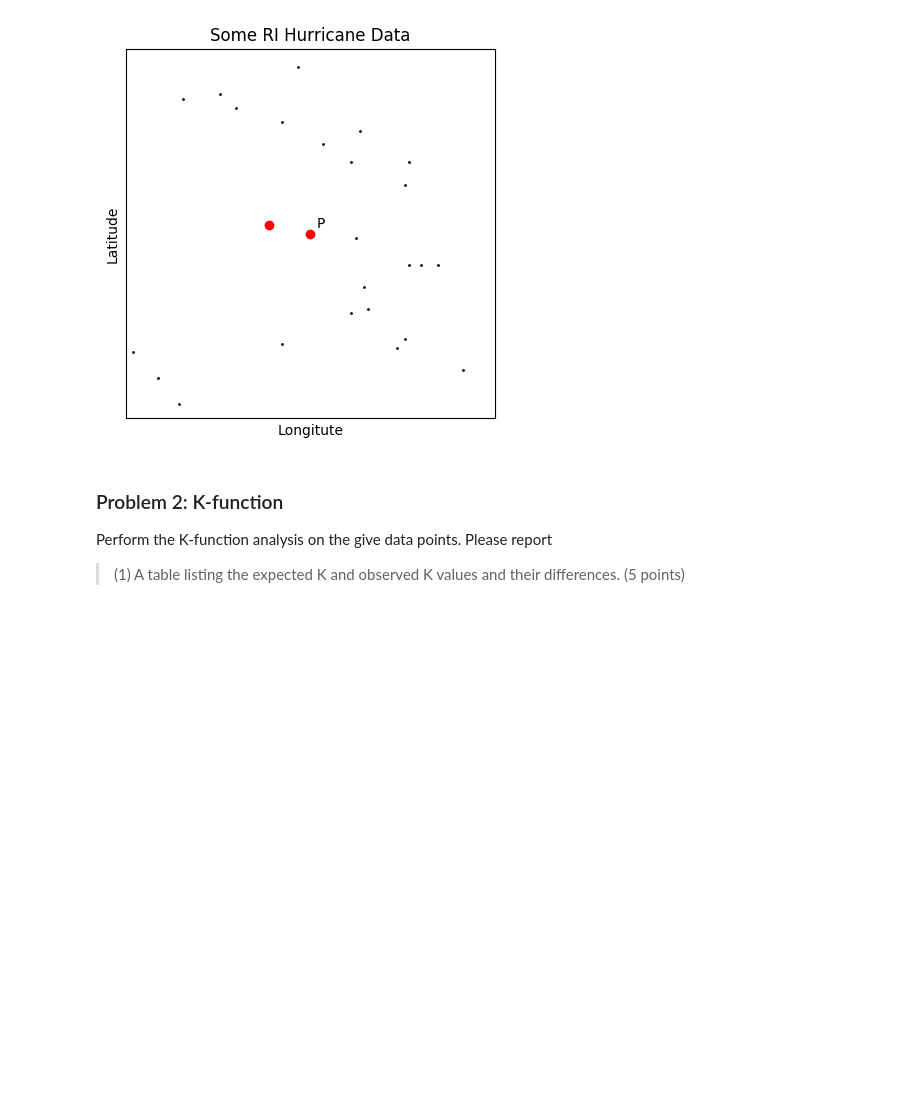
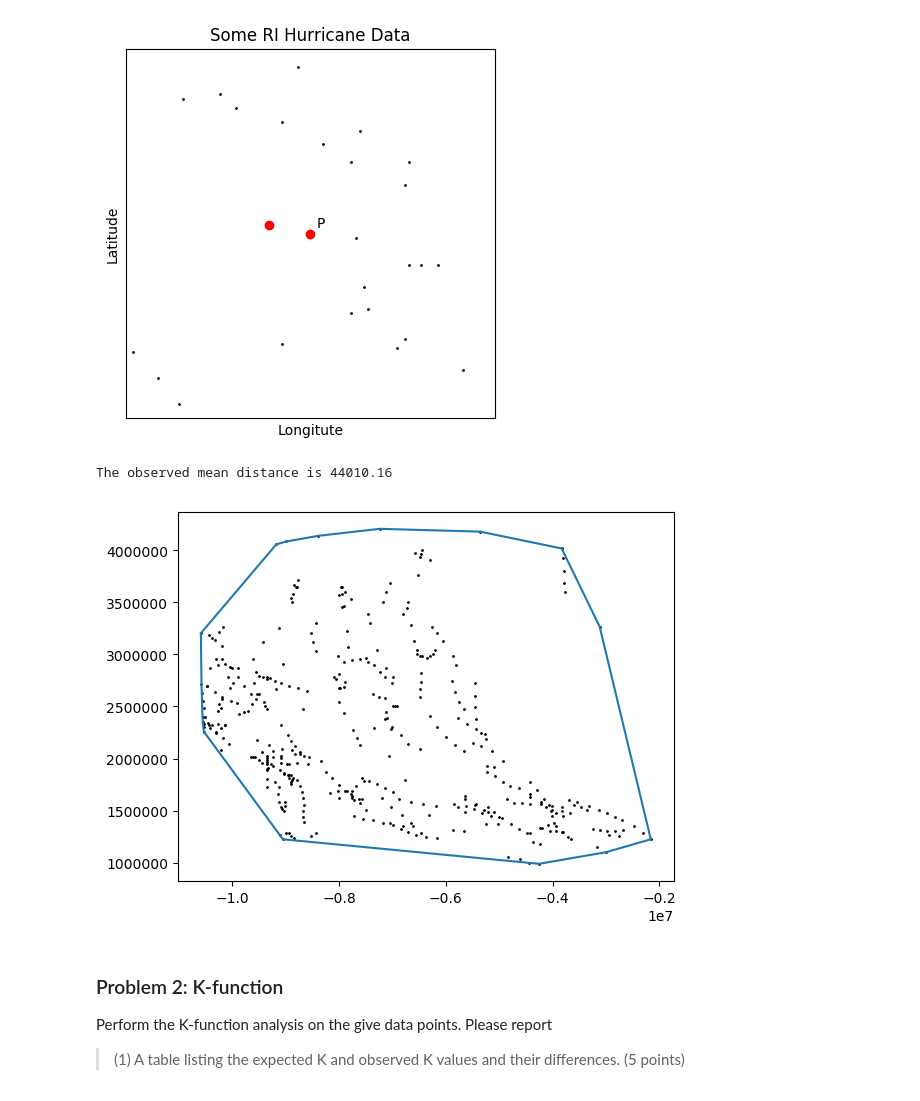
Before and after one commit to jelkner/ggs560, a Jupyter notebook: GGS560 Homework 10.ipynb, the cells around one changed output. Saved outputs shown, nothing was run; the diff lists cells and outputs as text; code cells hidden in the pictures; blank space fills up the shorter version.

```diff
--- a/GGS560 Homework 10.ipynb
+++ b/GGS560 Homework 10.ipynb
@@ -91,3 +91,56 @@ plt.ylabel('Latitude')
 plt.show()
 # %% [output]
 [figure]
+# %%
+# Compute the observed mean distance
+# https://tinyurl.com/averagenearestneighbor
+# https://github.com/cansik/LongLiveTheSquare
+
+def observed_mean_distance(points):
+    distances = 0
+    for point in points:
+        distances += nearest_neighbor(point, points)[1]
+    # Since each distance was counted twice, divide by
+    # 2 * number of points
+    return distances / (2 * len(points))
+
+omdist = observed_mean_distance(points)
+print('The observed mean distance is {:0.2f}'.format(omdist))
+# %% [output]
+The observed mean distance is 44010.16
+# %%
+# Using code from
+# https://en.wikibooks.org/wiki/Algorithm_Implementation/Geometry/Convex_hull/Monotone_chain
+
+def convex_hull(points):
+    points = sorted(set(points))
+
+    if len(points) <= 1:
+        return points
+
+    def cross(o, a, b):
+        return (a[0] - o[0]) * (b[1] - o[1]) - (a[1] - o[1]) * (b[0] - o[0])
+
+    lower = []
+    for p in points:
+        while len(lower) >= 2 and cross(lower[-2], lower[-1], p) <= 0:
+            lower.pop()
+        lower.append(p)
+
+    upper = []
+    for p in reversed(points):
+        while len(upper) >= 2 and cross(upper[-2], upper[-1], p) <= 0:
+            upper.pop()
+        upper.append(p)
+
+    return lower[:-1] + upper[:-1]
+
+hull = convex_hull(points)
+hx = [p[0] for p in hull] + [hull[0][0]]
+hy = [p[1] for p in hull] + [hull[0][1]]
+
+plt.plot(hx, hy)
+plt.scatter(xs, ys, c='k', s=1)
+plt.show()
+# %% [output]
+[figure, added]
```
Also changed, not shown: parts of 2 cells of this notebook, 1 other file.
